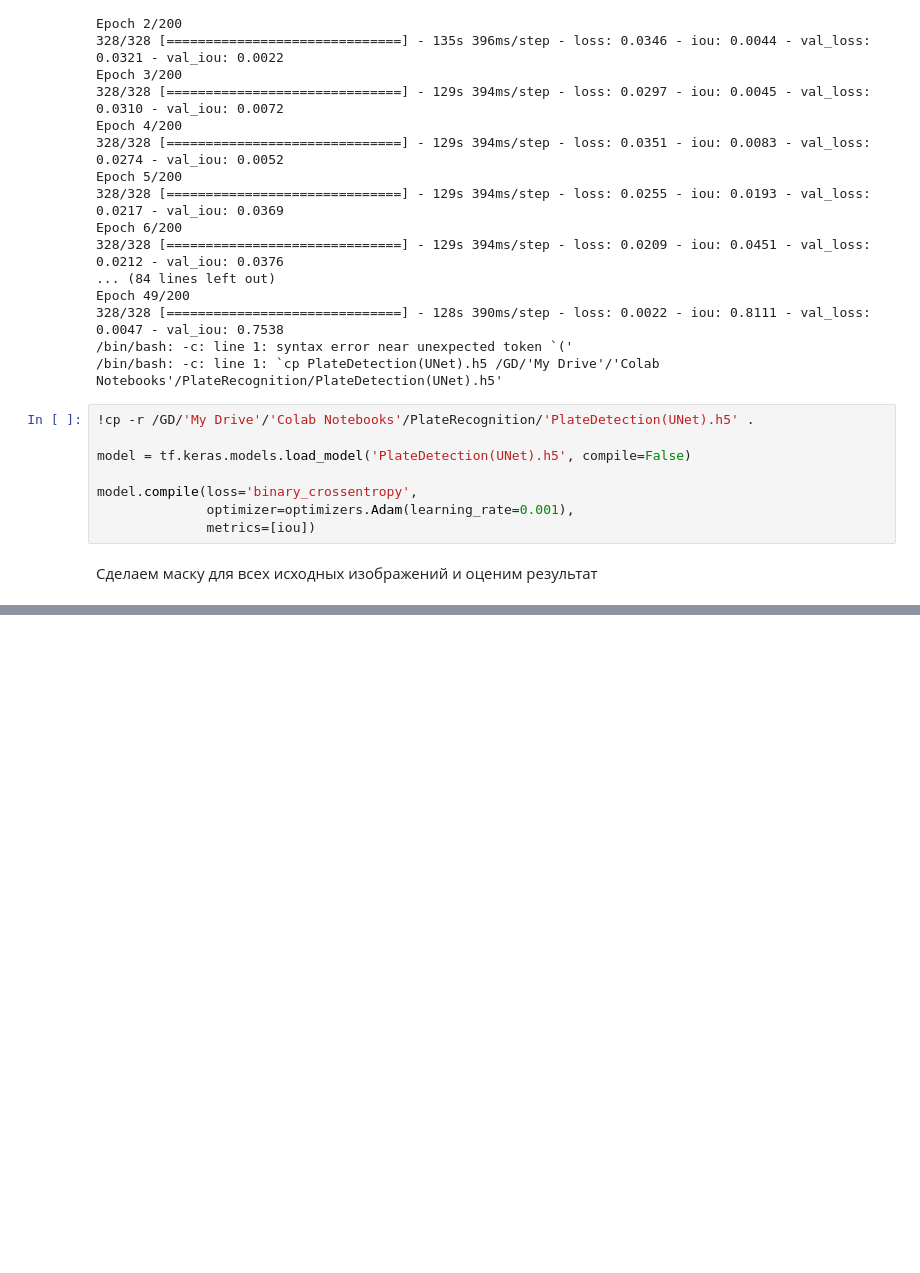
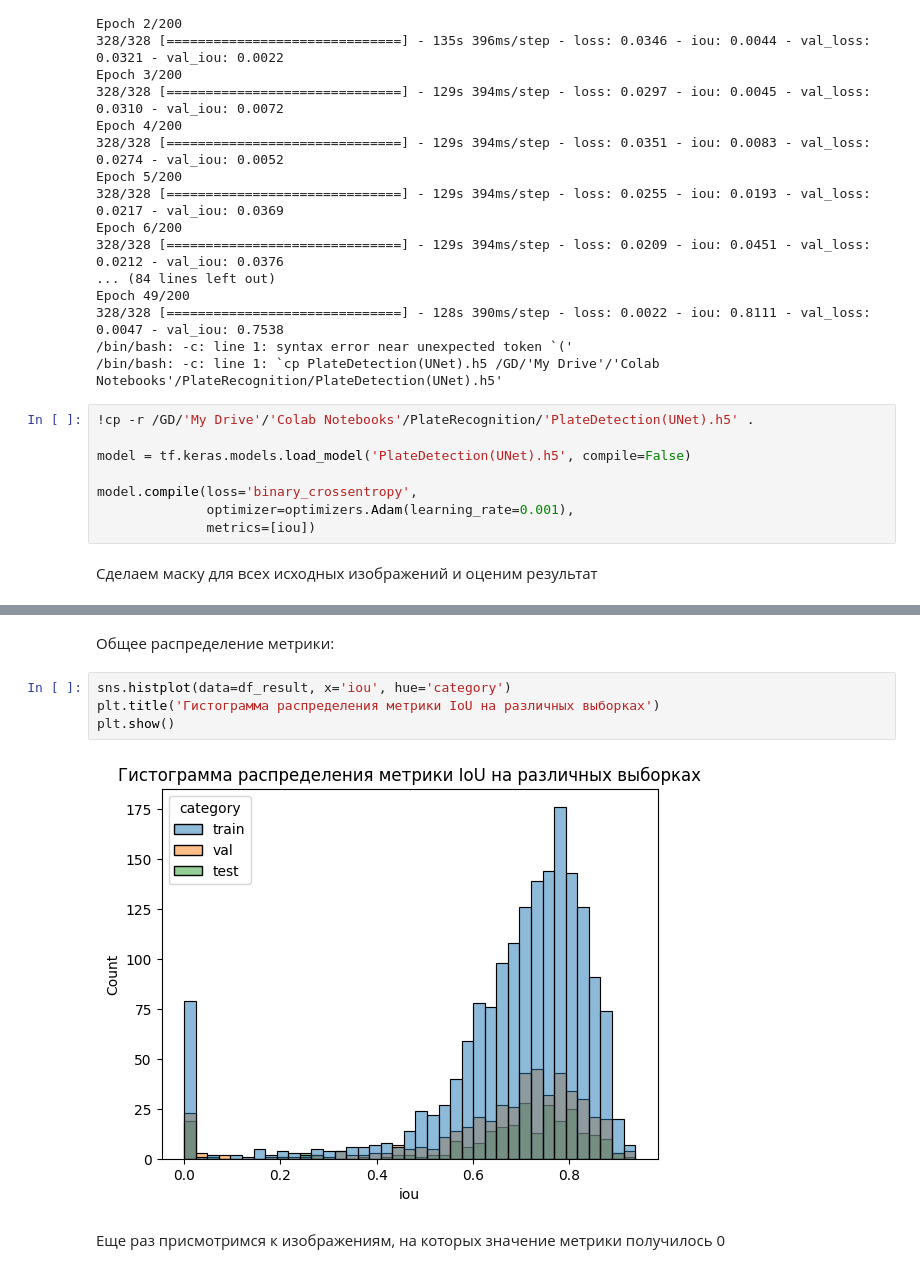
Before and after one commit to Nickolay-A/PlateRecognition, a Jupyter notebook: PlateDetection.ipynb, the cells around one changed output, grey strips where cells are left out. Cells and saved outputs as stored; diff of their text form; blank space fills up the shorter version.

```diff
--- a/PlateDetection.ipynb
+++ b/PlateDetection.ipynb
@@ -538,0 +653,10 @@ shutil.make_archive('masks_jpg_predict', 'zip', 'masks_jpg_predict')
+# %% [markdown]
+Общее распределение метрики:
+# %%
+sns.histplot(data=df_result, x='iou', hue='category')
+plt.title('Гистограмма распределения метрики IoU на различных выборках')
+plt.show()
+# %% [output]
+[figure, added]
+# %% [markdown]
+Еще раз присмотримся к изображениям, на которых значение метрики получилось 0
```
Also changed, not shown: parts of 23 cells of this notebook.
